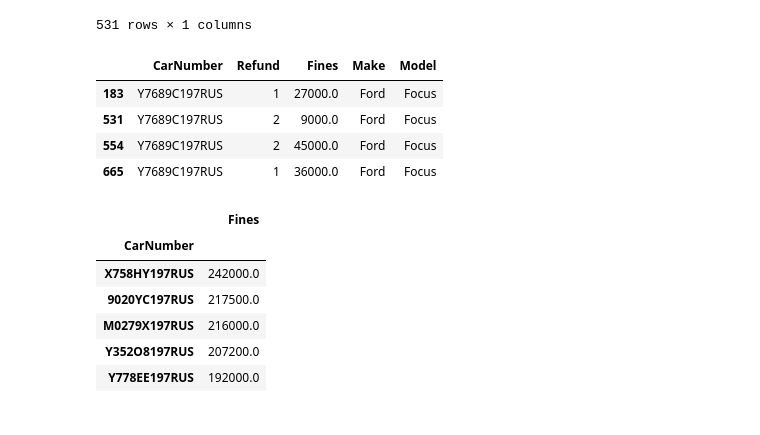
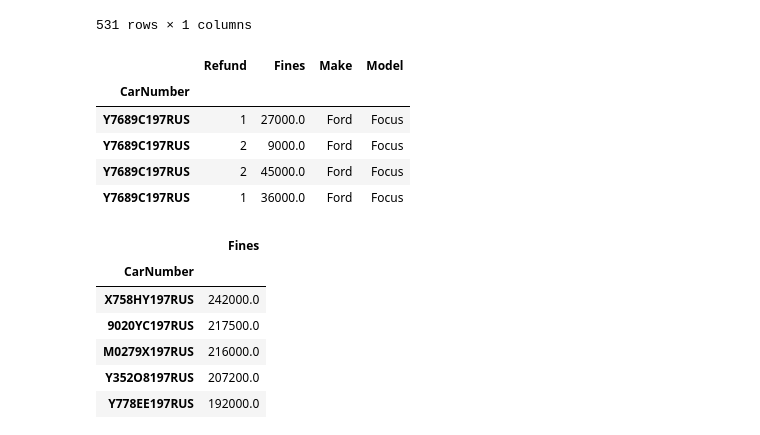
Before and after one commit to greg-gav/Python_DS_42_Picine, a Jupyter notebook: day_05/ex03/selects_n_aggs.ipynb, the cells around one changed output. Drawn from its saved outputs; the diff is of its cells as text; code cells hidden in the pictures.

```diff
--- a/day_05/ex03/selects_n_aggs.ipynb
+++ b/day_05/ex03/selects_n_aggs.ipynb
@@ -6,4 +6,4 @@ import pandas as pd
 df = pd.read_json(
     "../data/auto.json",
 )
-df.set_index("CarNumber")
+df = df.set_index("CarNumber", copy=False)
@@ -202,13 +190,14 @@ nums.sort_values('Fines', ascending=False)
 | H917TC36RUS | 1 |
 531 rows × 1 columns
 # %%
-df.loc[df["CarNumber"] == "Y7689C197RUS"]
+df.iloc[df.index == "Y7689C197RUS"]
 # %% [output]
-|  | CarNumber | Refund | Fines | Make | Model |
-| 183 | Y7689C197RUS | 1 | 27000.0 | Ford | Focus |
-| 531 | Y7689C197RUS | 2 | 9000.0 | Ford | Focus |
-| 554 | Y7689C197RUS | 2 | 45000.0 | Ford | Focus |
-| 665 | Y7689C197RUS | 1 | 36000.0 | Ford | Focus |
+|  | Refund | Fines | Make | Model |
+| CarNumber |  |  |  |  |
+| Y7689C197RUS | 1 | 27000.0 | Ford | Focus |
+| Y7689C197RUS | 2 | 9000.0 | Ford | Focus |
+| Y7689C197RUS | 2 | 45000.0 | Ford | Focus |
+| Y7689C197RUS | 1 | 36000.0 | Ford | Focus |
 # %%
 nums = df.groupby(['CarNumber']).agg({'Fines' : 'sum'})
 nums.sort_values('Fines', ascending=False)
```
Also changed, not shown: parts of 7 cells of this notebook, 7 other files.
